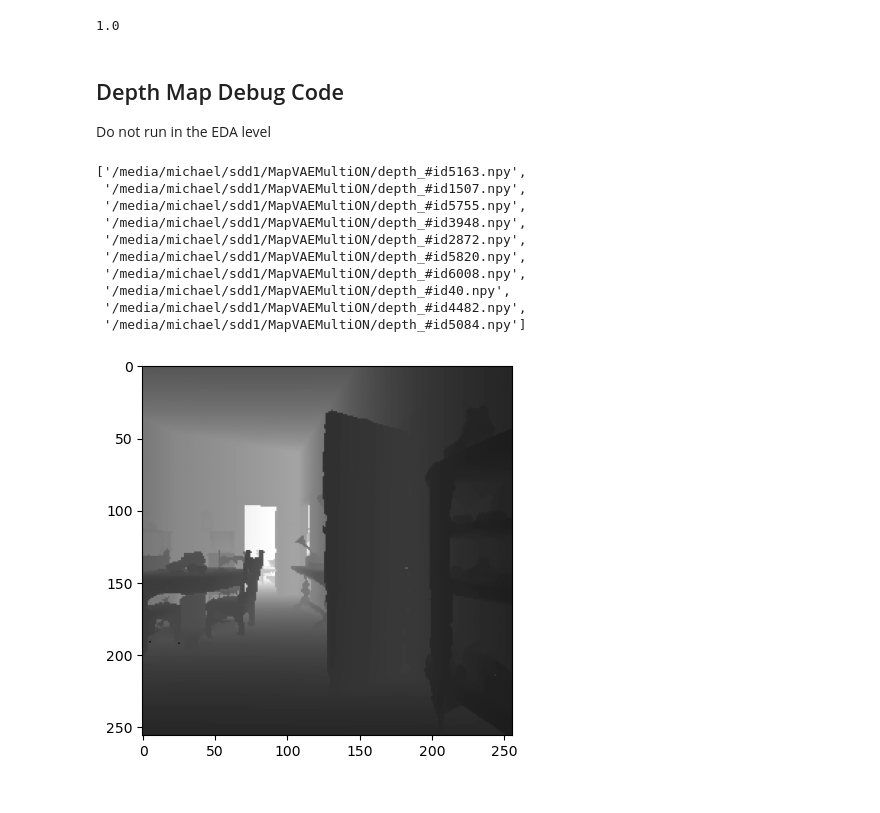
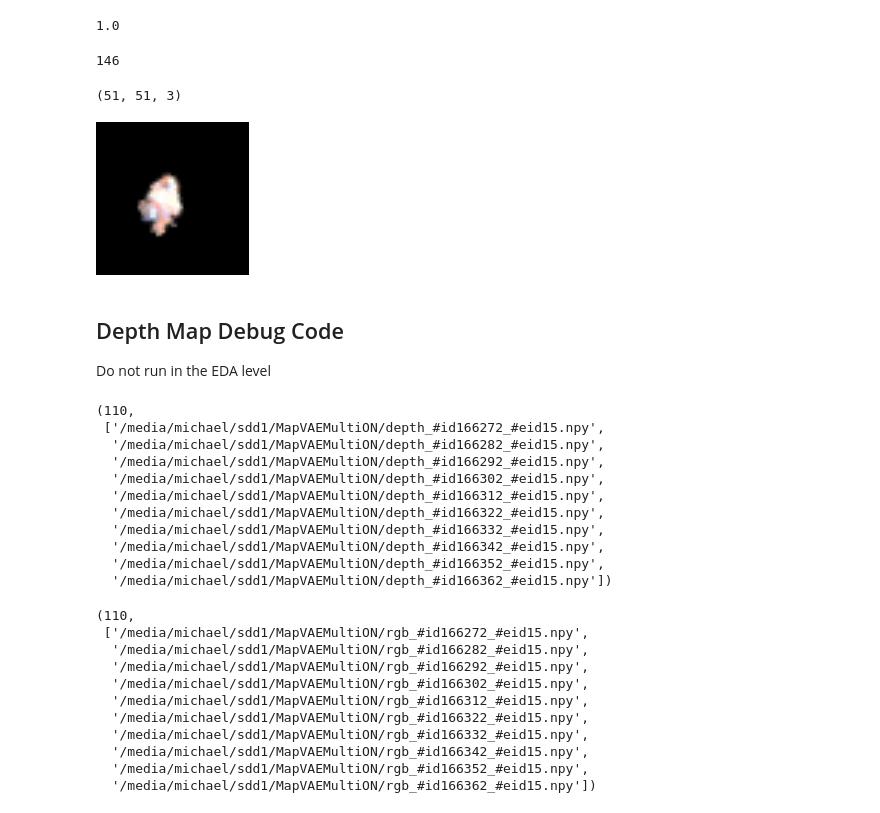
Before and after one commit to kimh060612/MultiON-VAE, a Jupyter notebook: encoding_layer/MapEDA.ipynb, the cells around one changed output. Drawn from its saved outputs; the diff is of its cells as text; code cells hidden in the pictures.

```diff
--- a/encoding_layer/MapEDA.ipynb
+++ b/encoding_layer/MapEDA.ipynb
@@ -141,6 +168,31 @@ np_ego_sample.min()
 np_ego_sample.max()
 # %% [output]
 1.0
+# %%
+episode = 8
+global_data_list = sorted(glob(f"{DATA_PATH}/global_*_#eid{episode}.npy"))
+# %%
+len(global_data_list)
+# %% [output]
+146
+# %%
+np_global = np.load(global_data_list[0])
+# %%
+np_global.shape
+# %% [output]
+(51, 51, 3)
+# %%
+from PIL import Image
+from IPython.display import display
+import cv2
+
+np_global = cv2.cvtColor(np_global, cv2.COLOR_BGR2RGB) # Converting BGR to RGB
+h, w = np_global.shape[:2]
+s = 3
+np_global = cv2.resize(np_global, (h * s, w * s))
+display(Image.fromarray(np_global.astype(np.uint8)))
+# %% [output]
+[figure, added]
 # %% [markdown]
 ## Depth Map Debug Code
 
@@ -150,18 +504,28 @@ depth_data_list = glob(f"{DATA_PATH}/depth_*.npy")
 # %%
-depth_data_list[:10]
+len(depth_data_list), depth_data_list[:10]
 # %% [output]
-['/media/michael/sdd1/MapVAEMultiON/depth_#id5163.npy',
- '/media/michael/sdd1/MapVAEMultiON/depth_#id1507.npy',
- '/media/michael/sdd1/MapVAEMultiON/depth_#id5755.npy',
- '/media/michael/sdd1/MapVAEMultiON/depth_#id3948.npy',
- '/media/michael/sdd1/MapVAEMultiON/depth_#id2872.npy',
- '/media/michael/sdd1/MapVAEMultiON/depth_#id5820.npy',
- '/media/michael/sdd1/MapVAEMultiON/depth_#id6008.npy',
- '/media/michael/sdd1/MapVAEMultiON/depth_#id40.npy',
- '/media/michael/sdd1/MapVAEMultiON/depth_#id4482.npy',
- '/media/michael/sdd1/MapVAEMultiON/depth_#id5084.npy']
+(110,
+ ['/media/michael/sdd1/MapVAEMultiON/depth_#id166272_#eid15.npy',
+  '/media/michael/sdd1/MapVAEMultiON/depth_#id166282_#eid15.npy',
+  '/media/michael/sdd1/MapVAEMultiON/depth_#id166292_#eid15.npy',
+  '/media/michael/sdd1/MapVAEMultiON/depth_#id166302_#eid15.npy',
+  '/media/michael/sdd1/MapVAEMultiON/depth_#id166312_#eid15.npy',
+  '/media/michael/sdd1/MapVAEMultiON/depth_#id166322_#eid15.npy',
+  '/media/michael/sdd1/MapVAEMultiON/depth_#id166332_#eid15.npy',
+  '/media/michael/sdd1/MapVAEMultiON/depth_#id166342_#eid15.npy',
+  '/media/michael/sdd1/MapVAEMultiON/depth_#id166352_#eid15.npy',
+  '/media/michael/sdd1/MapVAEMultiON/depth_#id166362_#eid15.npy'])
-# %%
-idx = 35
-visualize_map(depth_data_list[idx])
-# %% [output]
-[figure, removed]
+# %%
+len(rgb_data_list), rgb_data_list[:10]
+# %% [output]
+(110,
+ ['/media/michael/sdd1/MapVAEMultiON/rgb_#id166272_#eid15.npy',
+  '/media/michael/sdd1/MapVAEMultiON/rgb_#id166282_#eid15.npy',
+  '/media/michael/sdd1/MapVAEMultiON/rgb_#id166292_#eid15.npy',
+  '/media/michael/sdd1/MapVAEMultiON/rgb_#id166302_#eid15.npy',
+  '/media/michael/sdd1/MapVAEMultiON/rgb_#id166312_#eid15.npy',
+  '/media/michael/sdd1/MapVAEMultiON/rgb_#id166322_#eid15.npy',
+  '/media/michael/sdd1/MapVAEMultiON/rgb_#id166332_#eid15.npy',
+  '/media/michael/sdd1/MapVAEMultiON/rgb_#id166342_#eid15.npy',
+  '/media/michael/sdd1/MapVAEMultiON/rgb_#id166352_#eid15.npy',
+  '/media/michael/sdd1/MapVAEMultiON/rgb_#id166362_#eid15.npy'])
```
Also changed, not shown: parts of 55 cells of this notebook, 18 other files.
